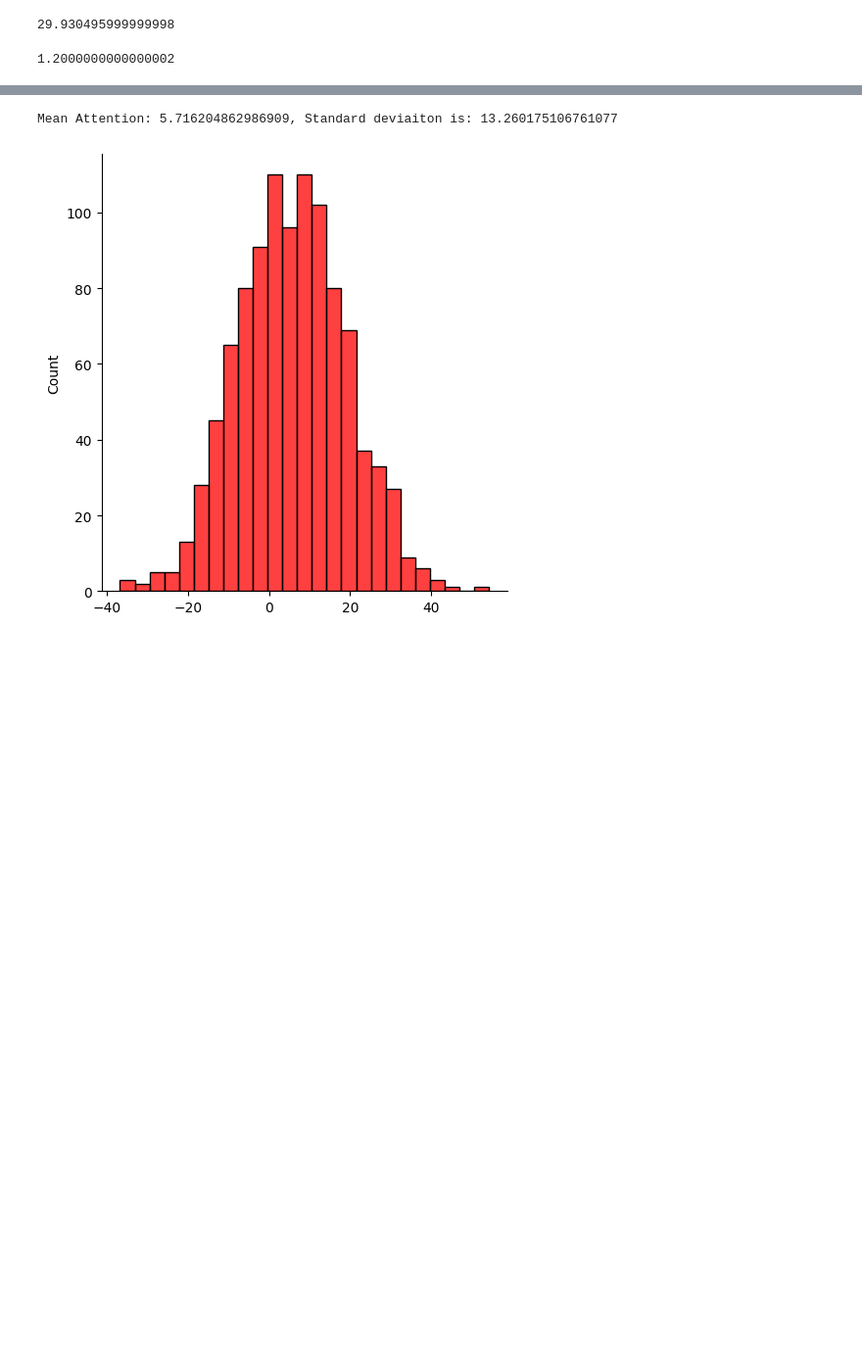
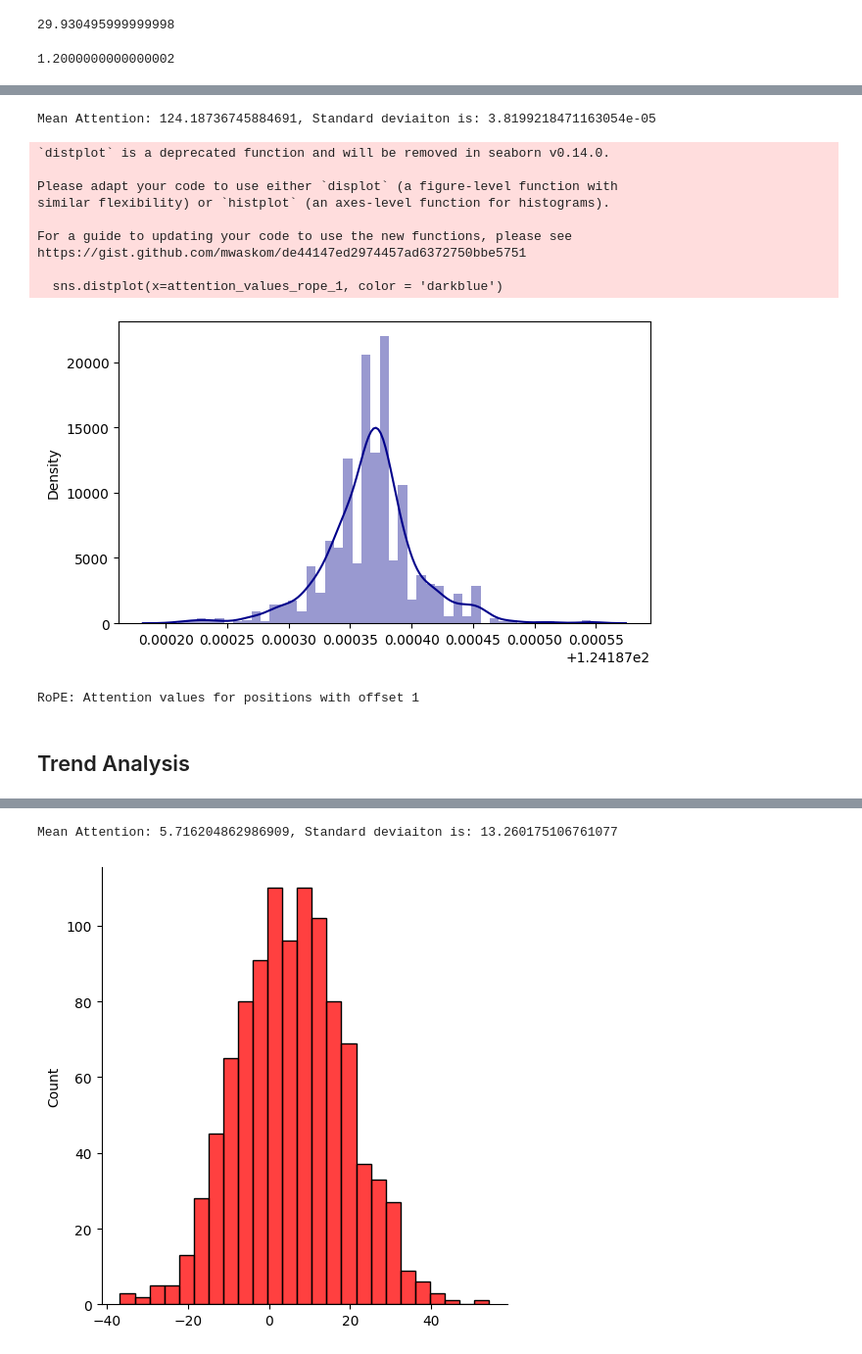
Before and after one commit to chaitanyamanem/TinyStories, a Jupyter notebook: StoryTeller-Book.ipynb, the cells around one changed output, grey strips where cells are left out. Shown at 98% size. Drawn from its saved outputs; the diff is of its cells as text; code cells hidden in the pictures; blank space fills up the shorter version.

Commit message:
some RoPE explanaiton plots

```diff
--- a/StoryTeller-Book.ipynb
+++ b/StoryTeller-Book.ipynb
@@ -1031,7 +1053,7 @@ poe = model.position_embedding.weight
 # %%
 from torch import nn
 class Config:
-    head_size = 32
+    head_size = 128
     seq_len = 1024
 
 config = Config()
@@ -1066,5 +1088,5 @@ class RoPE(nn.Module):
 
         assert d == self.d
 
-        x = self.cos_mthetas * x + self.sin_mthetas * torch.cat([-1 * x[:,:,self.d//2:],x[:,:,:self.d//2]], axis=-1)
+        x = self.cos_mthetas * x + self.sin_mthetas * torch.cat([-1 * x[:,:,:,self.d//2:],x[:,:,:,:self.d//2]], axis=-1)
         return x
@@ -1071,4 +1097,5 @@ class RoPE(nn.Module):
 # %%
 ROPE = RoPE(config)
-x = torch.ones(1,1024,32)
+x = torch.ones(1,8,1024,128)
 rope = ROPE(x)
+rope = rope.squeeze(axis=0)
@@ -1075,6 +1110,5 @@ rope = ROPE(x)
 # %%
 import random
-
 
 seq_len = 1024
 
@@ -1088,6 +1122,8 @@ def get_attention_values(poe, seq_len, start_pos = 0, position_offset = -1):
             ik = random.randint(start_pos, seq_len-1)
             attention_values.append((poe[iq] @ poe[ik]).item())
     else:
+        if poe.ndim == 3:
+            poe = poe[0,:,:]
         while start_pos + position_offset < seq_len:
             attention_values.append((poe[start_pos] @ poe[start_pos + position_offset]).item())
             start_pos += 1
@@ -1127,0 +1187,29 @@ https://gist.github.com/mwaskom/de44147ed2974457ad6372750bbe5751
+# %%
+import matplotlib.pyplot as plt
+import seaborn as sns
+import numpy as np
+print(f"Mean Attention: {np.mean(attention_values_rope_1)}, Standard deviaiton is: {np.std(attention_values_rope_1)}")
+#print(f"Mean Attention: {np.mean(attention_values_rand_offset_rope)}, Standard deviaiton is: {np.std(attention_values_rand_offset_rope)}")
+
+plt.figure(figsize=(7,4))
+sns.distplot(x=attention_values_rope_1, color = 'darkblue')
+plt.savefig("generated_texts/rope1.svg")
+plt.show()
+print("RoPE: Attention values for positions with offset 1")
+# sns.displot(x=attention_values_rand_offset_rope,  color = 'blue')
+# plt.show()
+# %% [output]
+Mean Attention: 124.18736745884691, Standard deviaiton is: 3.8199218471163054e-05
+`distplot` is a deprecated function and will be removed in seaborn v0.14.0.
+
+Please adapt your code to use either `displot` (a figure-level function with
+similar flexibility) or `histplot` (an axes-level function for histograms).
+
+For a guide to updating your code to use the new functions, please see
+https://gist.github.com/mwaskom/de44147ed2974457ad6372750bbe5751
+
+  sns.distplot(x=attention_values_rope_1, color = 'darkblue')
+[figure, added]
+RoPE: Attention values for positions with offset 1
+# %% [markdown]
+## Trend Analysis
```
Also changed, not shown: parts of 35 cells of this notebook, 11 other files.
